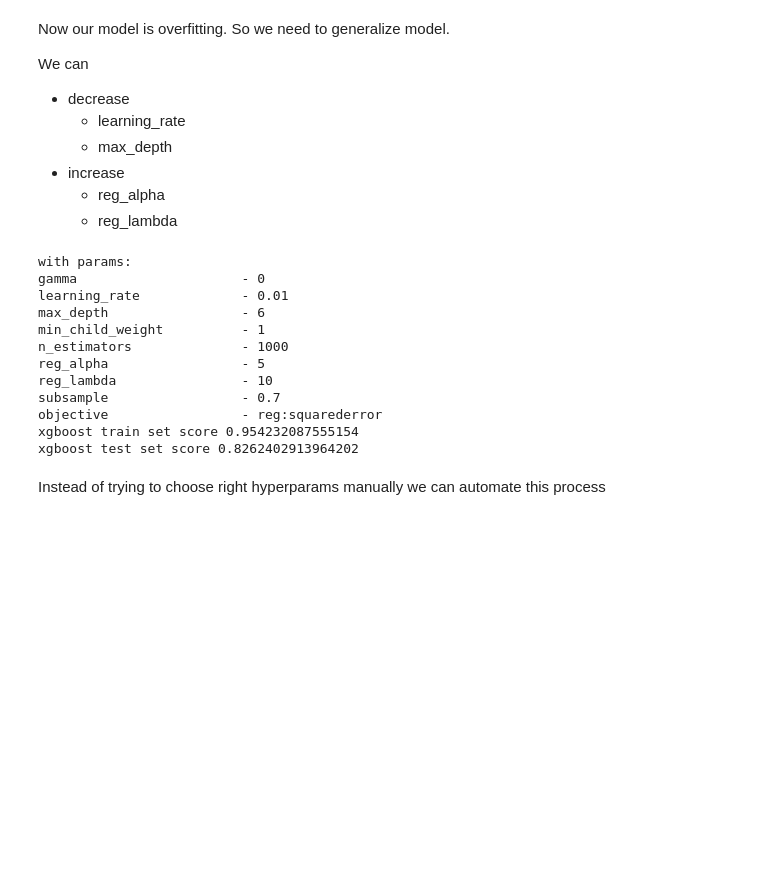
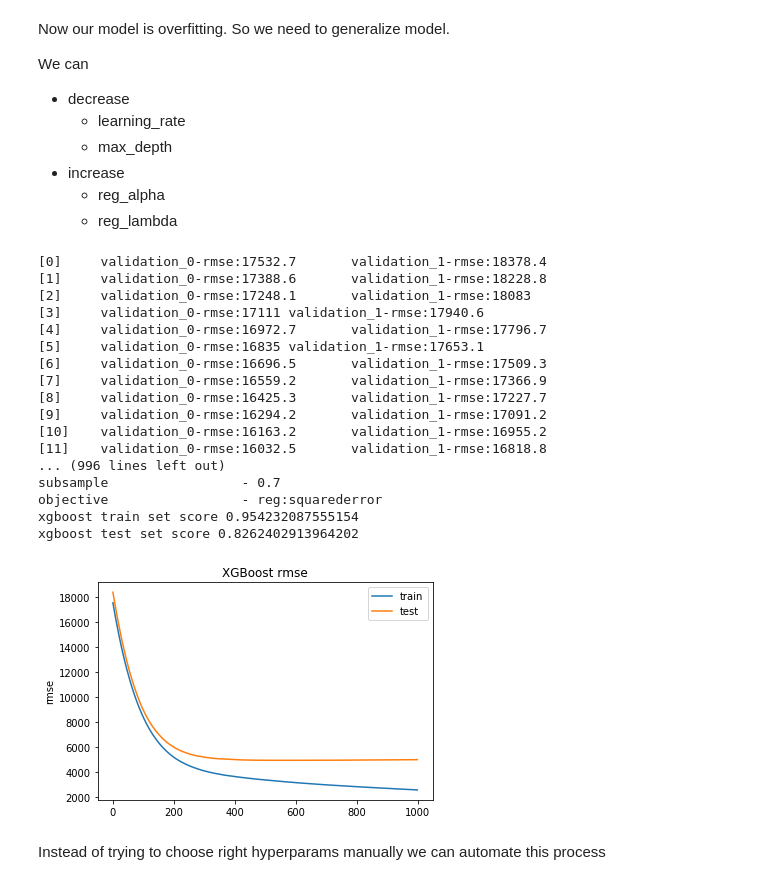
Before and after one commit to volynvlad/internship-task, a Jupyter notebook: internship_task.ipynb, the cells around one changed output. Drawn from its saved outputs; the diff is of its cells as text; code cells hidden in the pictures; blank space fills up the shorter version.

```diff
--- a/internship_task.ipynb
+++ b/internship_task.ipynb
@@ -402,21 +418,36 @@ xgboost_params = {'gamma':0,
                  'objective':'reg:squarederror'}
 xgboost_helper = XGBoostHelper(xgboost_params)
 xgboost_helper.train(eval_set)
-xgboost_test_score = xgboost_helper.test_score(X_test_scaled, y_test)
-xgboost_helper.results(X_train_scaled, y_train)
+xgboost_helper.results(X_train_scaled, y_train, X_test_scaled, y_test)
 # %% [output]
-with params:
-gamma                     - 0
-learning_rate             - 0.01
-max_depth                 - 6
-min_child_weight          - 1
-n_estimators              - 1000
-reg_alpha                 - 5
-reg_lambda                - 10
+[0]     validation_0-rmse:17532.7       validation_1-rmse:18378.4
+[1]     validation_0-rmse:17388.6       validation_1-rmse:18228.8
+[2]     validation_0-rmse:17248.1       validation_1-rmse:18083
+[3]     validation_0-rmse:17111 validation_1-rmse:17940.6
+[4]     validation_0-rmse:16972.7       validation_1-rmse:17796.7
+[5]     validation_0-rmse:16835 validation_1-rmse:17653.1
+[6]     validation_0-rmse:16696.5       validation_1-rmse:17509.3
+[7]     validation_0-rmse:16559.2       validation_1-rmse:17366.9
+[8]     validation_0-rmse:16425.3       validation_1-rmse:17227.7
+[9]     validation_0-rmse:16294.2       validation_1-rmse:17091.2
+[10]    validation_0-rmse:16163.2       validation_1-rmse:16955.2
+[11]    validation_0-rmse:16032.5       validation_1-rmse:16818.8
+... (996 lines left out)
 subsample                 - 0.7
 objective                 - reg:squarederror
 xgboost train set score 0.954232087555154
 xgboost test set score 0.8262402913964202
+# %%
+results = xgboost_helper.results_
+fig, ax = plt.subplots()
+ax.plot(results['validation_0']['rmse'], label='train')
+ax.plot(results['validation_1']['rmse'], label='test')
+ax.legend()
+plt.ylabel('rmse')
+plt.title('XGBoost rmse')
+plt.show()
+# %% [output]
+[figure, added]
 # %% [markdown]
 Instead of trying to choose right hyperparams manually we can automate this process
 # %%
```
Also changed, not shown: parts of 10 cells of this notebook.
